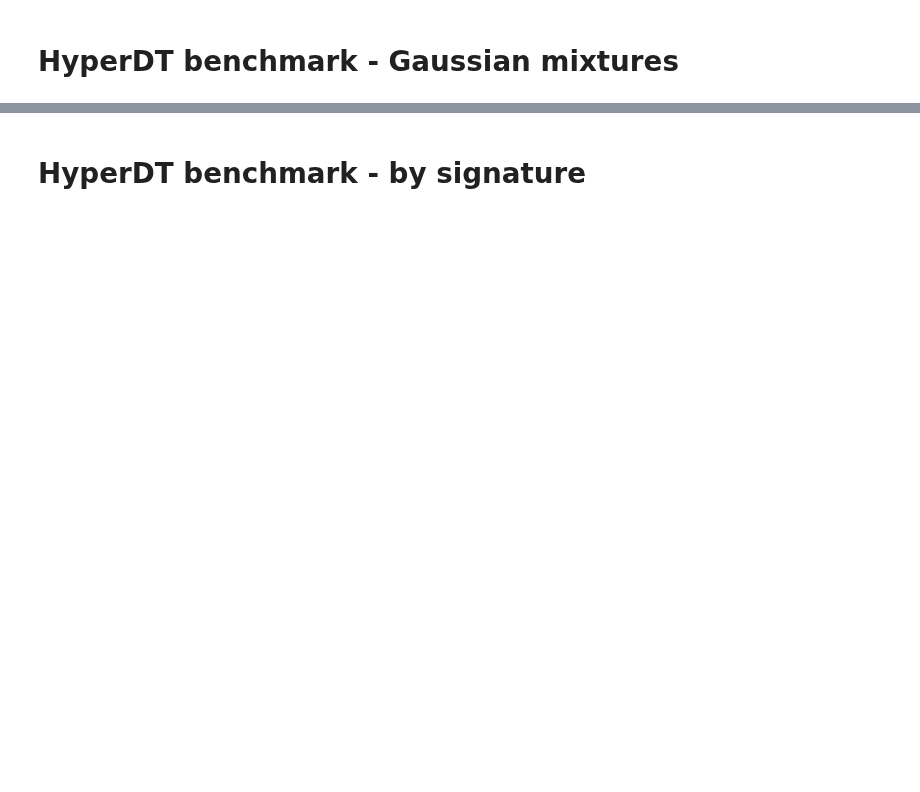
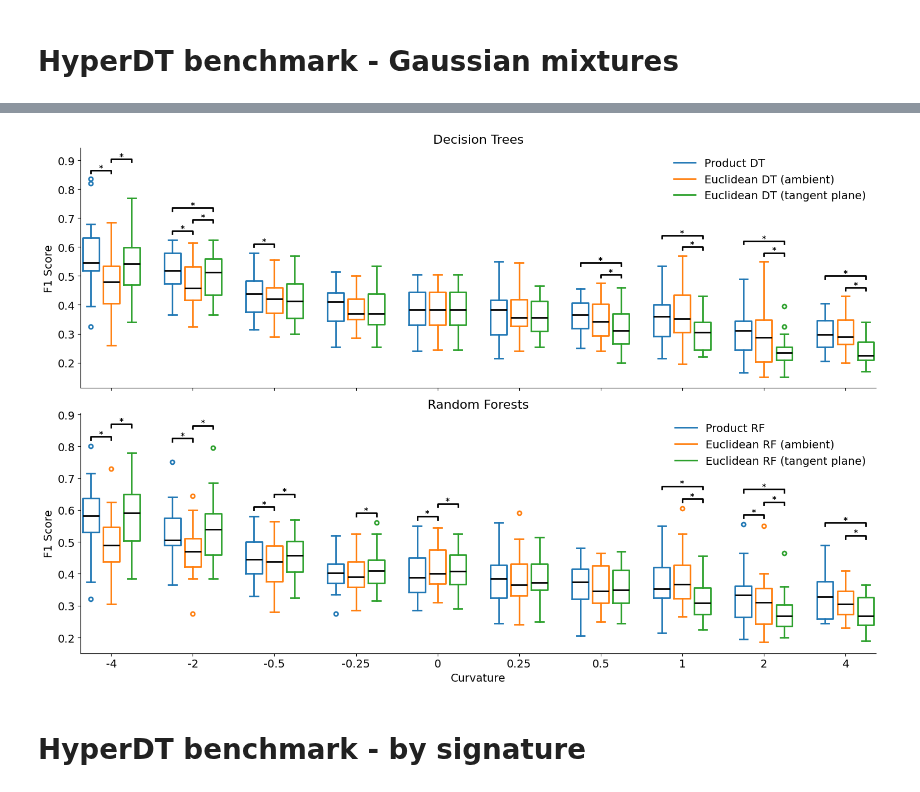
Before and after one commit to qc2321/embedders, a Jupyter notebook: notebooks/7_pc_gaussian_mixture.ipynb, the cells around one changed output, grey strips where cells are left out. Saved outputs shown, nothing was run; the diff lists cells and outputs as text; code cells hidden in the pictures; blank space fills up the shorter version.

```diff
--- a/notebooks/7_pc_gaussian_mixture.ipynb
+++ b/notebooks/7_pc_gaussian_mixture.ipynb
@@ -244,3 +112,80 @@ plt.show()
+# %%
+# Let's see the values: barplot with statistical significance annotations
+
+from scipy.stats import ttest_rel
+
+# All the spec happens up here
+models1 = ["product_dt", "sklearn_dt", "tangent_dt"]
+model_names1 = ["Product DT", "Euclidean DT (ambient)", "Euclidean DT (tangent plane)"]
+models2 = ["product_rf", "sklearn_rf", "tangent_rf"]
+model_names2 = ["Product RF", "Euclidean RF (ambient)", "Euclidean RF (tangent plane)"]
+colors = ["C0", "C1", "C2"]
+
+# Initialize plot
+fig, axs = plt.subplots(2, 1, figsize=(15, 10), sharex=True)
+x_vals = np.arange(len(CURVATURES)) * (len(models) + 1)
+
+for ax, models, model_names in zip(axs, [models1, models2], [model_names1, model_names2]):
+    bps = []
+    for i, (model, color) in enumerate(zip(models, colors)):
+        # Initial boxplot
+        bp = ax.boxplot(
+            [results[results["curvature"] == K][model] for K in CURVATURES],
+            positions=x_vals + i,
+            widths=0.8,
+            boxprops=dict(color=color, linewidth=2),
+        )
+
+        # Fix colors
+        for element in ["boxes", "whiskers", "fliers", "means", "caps"]:
+            plt.setp(bp[element], color=color, linewidth=2)
+        plt.setp(bp["medians"], color="black", linewidth=2)
+        plt.setp(bp["fliers"], marker="o", markersize=5, markeredgecolor=color, markeredgewidth=2)
+
+        bps.append(bp)
+
+    # Add p-value annotations. All start at x_vals, and end at x_vals + i
+    heights = [0] * len(CURVATURES)  # How many annotations per curvature
+    for i, j in [(0, 1), (1, 2), (0, 2)]:
+        results_K = [results[results["curvature"] == K] for K in CURVATURES]
+        p_vals = [ttest_rel(res[models[i]], res[models[j]]).pvalue for res in results_K]
+
+        for k, p_val in enumerate(p_vals):
+            if p_val < 0.05:
+                x1, x2 = x_vals[k] + i, x_vals[k] + j
+                y = results[results["curvature"] == CURVATURES[k]][models].max().max() + 0.04 * (heights[k] + 1)
+                ax.text(
+                    s="*", x=(x1 + x2) / 2, y=y, ha="center", va="center", color="black", fontdict={"weight": "bold"}
+                )
+                ax.plot([x1, x1, x2, x2], [y - 0.02, y - 0.01, y - 0.01, y - 0.02], lw=2, color="black")
+                heights[k] += 1
+
+    # Fix y-lim and remove top/right spines; make background transparent
+    ax.patch.set_alpha(0)
+    ax.spines["top"].set_visible(False)
+    ax.spines["right"].set_visible(False)
+
+    # Set x-ticks
+    ax.set_ylabel("F1 Score", fontsize=14)
+    # ax.set_title("D", fontsize=16)
+    ax.set_xticks(x_vals + 1, CURVATURES, fontsize=14)
+    ax.legend([bp["boxes"][0] for bp in bps], model_names, loc="upper right", fontsize=14, frameon=False)
+    # ax.set_xlabel("Curvature", fontsize=14)
+    ax.tick_params(axis="y", labelsize=14)
+
+axs[0].set_title("Decision Trees", fontsize=16)
+axs[1].set_title("Random Forests", fontsize=16)
+axs[1].set_xlabel("Curvature", fontsize=14)
+
+# Transparent
+plt.tight_layout()
+# plt.show()
+
+# Save as pdf
+# plt.savefig("/teamspace/studios/this_studio/embedders/figures/curvature_benchmarks_dt.pdf")
+plt.savefig("/teamspace/studios/this_studio/embedders/figures/curvature_benchmarks_mixed.pdf")
+# %% [output]
+[figure, added]
 # %% [markdown]
 # HyperDT benchmark - by signature
 # %%
```
Also changed, not shown: parts of 13 cells of this notebook, 16 other files.
